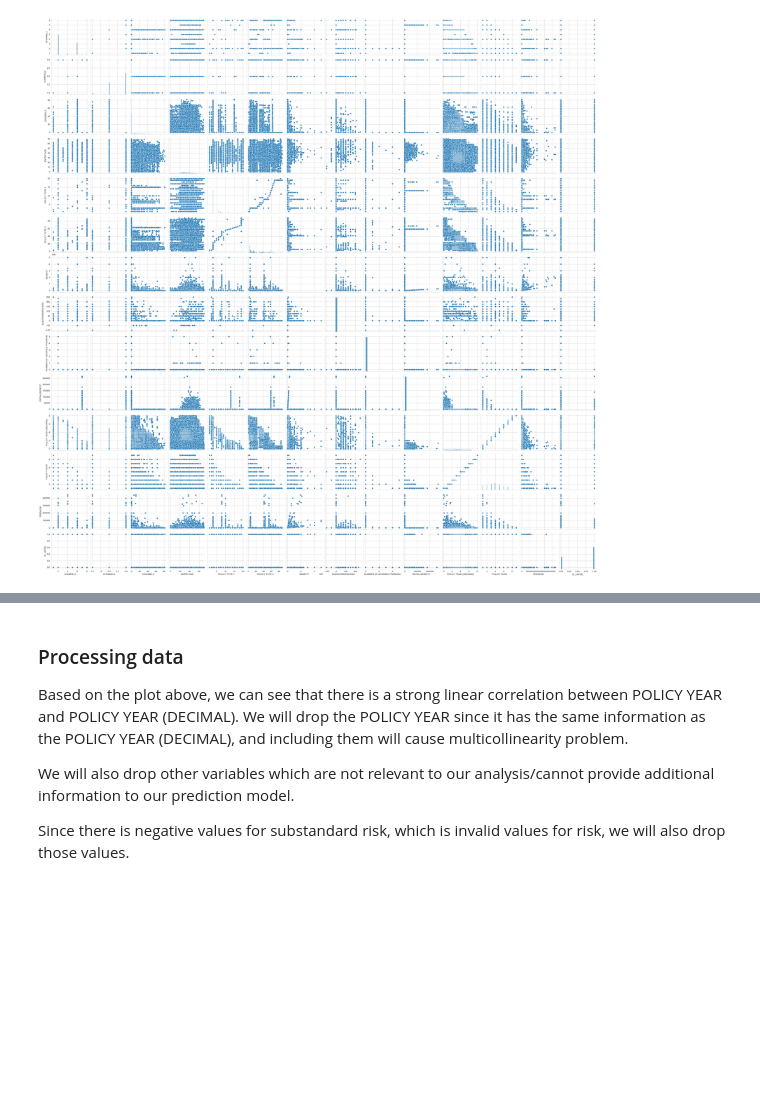
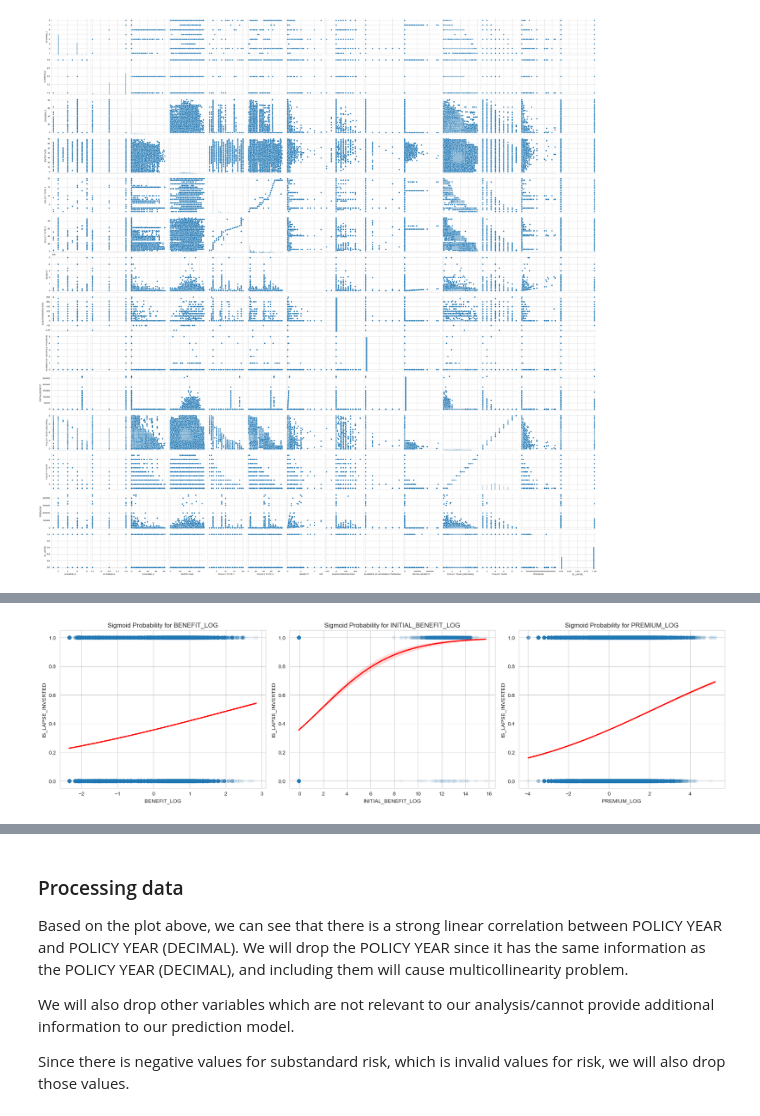
Before and after one commit to henrytansunway/insurance-lapse, a Jupyter notebook: 0. data_analysis_march_11.ipynb, the cells around one changed output, grey strips where cells are left out. Saved outputs shown, nothing was run; the diff lists cells and outputs as text; code cells hidden in the pictures; blank space fills up the shorter version.

```diff
--- a/0. data_analysis_march_11.ipynb
+++ b/0. data_analysis_march_11.ipynb
@@ -64,0 +124,19 @@ plt.show()
+# %%
+# Create a figure with 3 subplots
+fig, axes = plt.subplots(1, 3, figsize=(18, 5))
+
+features = ['BENEFIT_LOG', 'INITIAL_BENEFIT_LOG', 'PREMIUM_LOG']
+
+for i, col in enumerate(features):
+    # sns.regplot with logistic=True will draw the actual S-curve
+    # n_boot=100 speeds it up since you have a large dataset
+    sns.regplot(x=col, y='IS_LAPSE_INVERTED', data=df,
+                logistic=True, ax=axes[i],
+                scatter_kws={'alpha':0.05}, # Makes dots transparent so you see density
+                line_kws={'color':'red'})   # Highlights the Sigmoid curve
+    axes[i].set_title(f'Sigmoid Probability for {col}')
+
+plt.tight_layout()
+plt.show()
+# %% [output]
+[figure, added]
```
Also changed, not shown: parts of 27 cells of this notebook.
